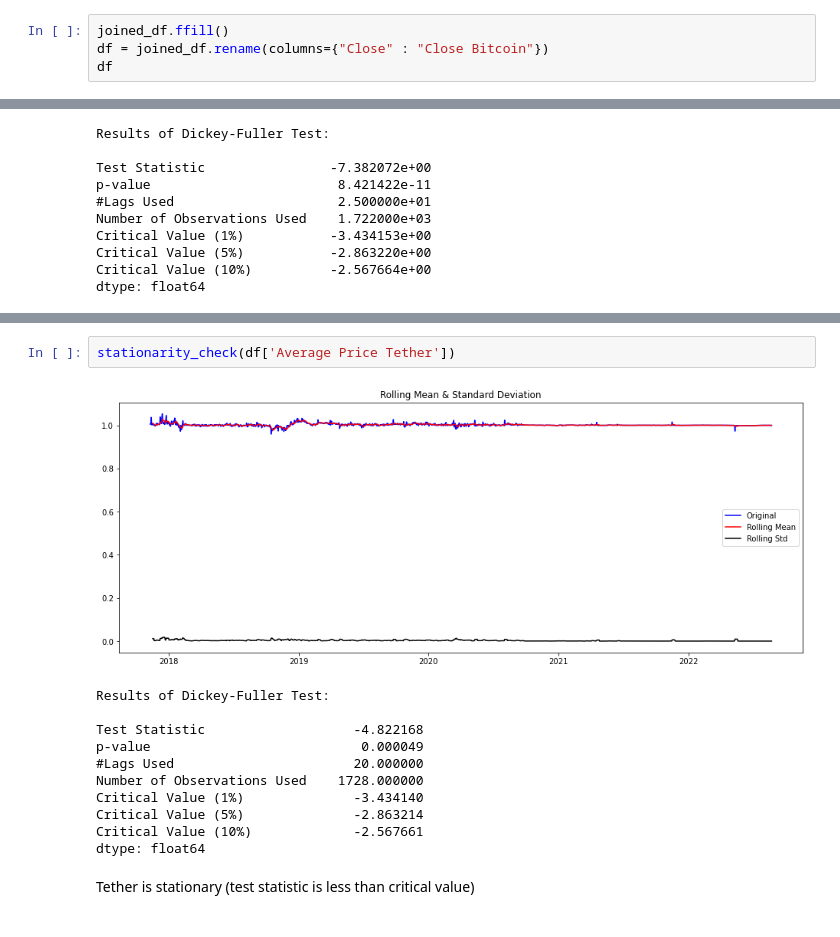
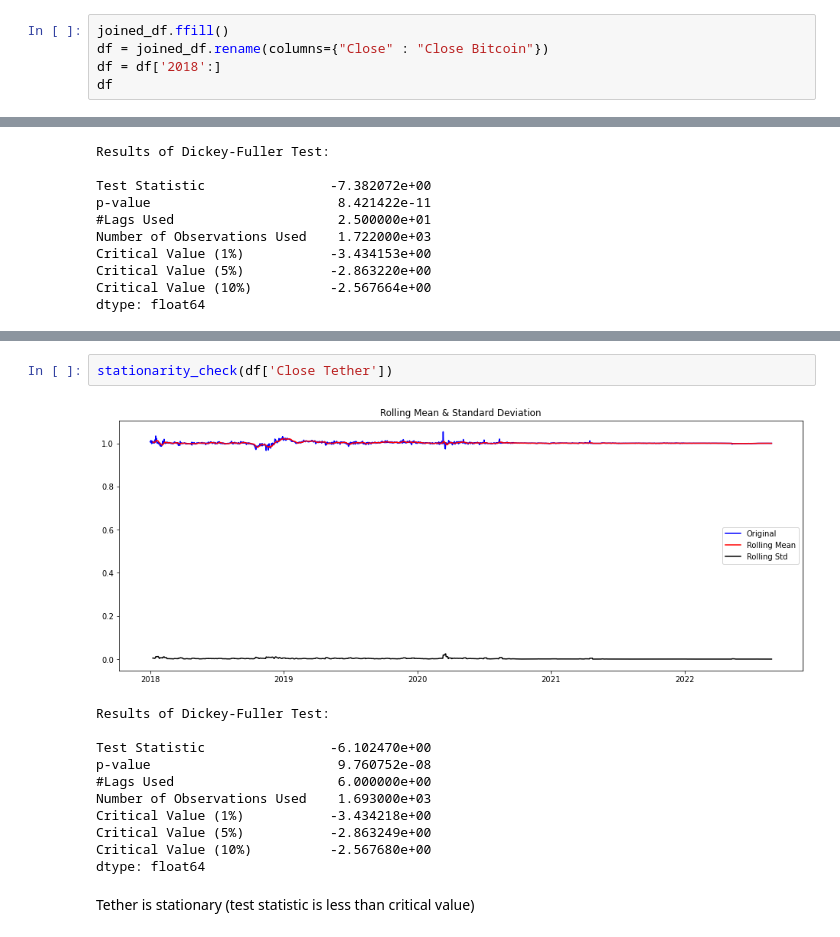
Before and after one commit to VolhaP87/Cryptocurrency_Prediction_Analysis, a Jupyter notebook: Cryptocurrency.ipynb, the cells around one changed output, grey strips where cells are left out. Saved outputs shown, nothing was run; the diff lists cells and outputs as text.

```diff
--- a/Cryptocurrency.ipynb
+++ b/Cryptocurrency.ipynb
@@ -211,6 +211,7 @@ dtype: int64
 # %%
 joined_df.ffill()
 df = joined_df.rename(columns={"Close" : "Close Bitcoin"})
+df = df['2018':]
 df
 # %% [output]
 |  | Close Bitcoin | Close Ethereum | Close Tether |
@@ -928,16 +1145,16 @@ plt.ylabel('Average Tether Price', fontsize=20);
 # %%
-stationarity_check(df['Average Price Tether'])
+stationarity_check(df['Close Tether'])
 # %% [output]
-[figure, old version]
+[figure, new version]
 Results of Dickey-Fuller Test:
 
-Test Statistic                   -4.822168
-p-value                           0.000049
-#Lags Used                       20.000000
-Number of Observations Used    1728.000000
-Critical Value (1%)              -3.434140
-Critical Value (5%)              -2.863214
-Critical Value (10%)             -2.567661
+Test Statistic                -6.102470e+00
+p-value                        9.760752e-08
+#Lags Used                     6.000000e+00
+Number of Observations Used    1.693000e+03
+Critical Value (1%)           -3.434218e+00
+Critical Value (5%)           -2.863249e+00
+Critical Value (10%)          -2.567680e+00
 dtype: float64
 # %% [markdown]
 Tether is stationary (test statistic is less than critical value)
```
Also changed, not shown: parts of 72 cells of this notebook.
